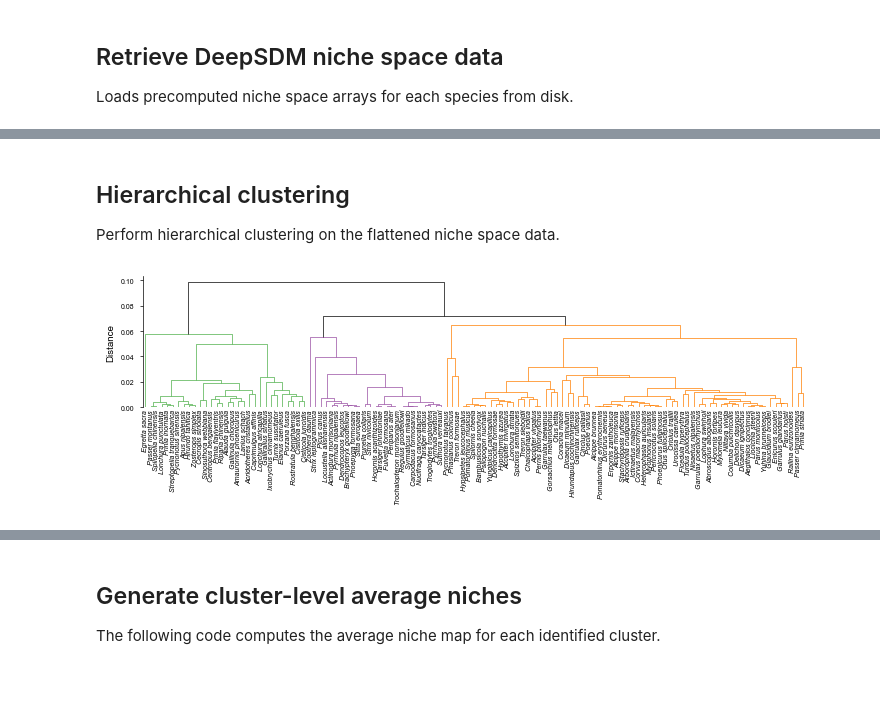
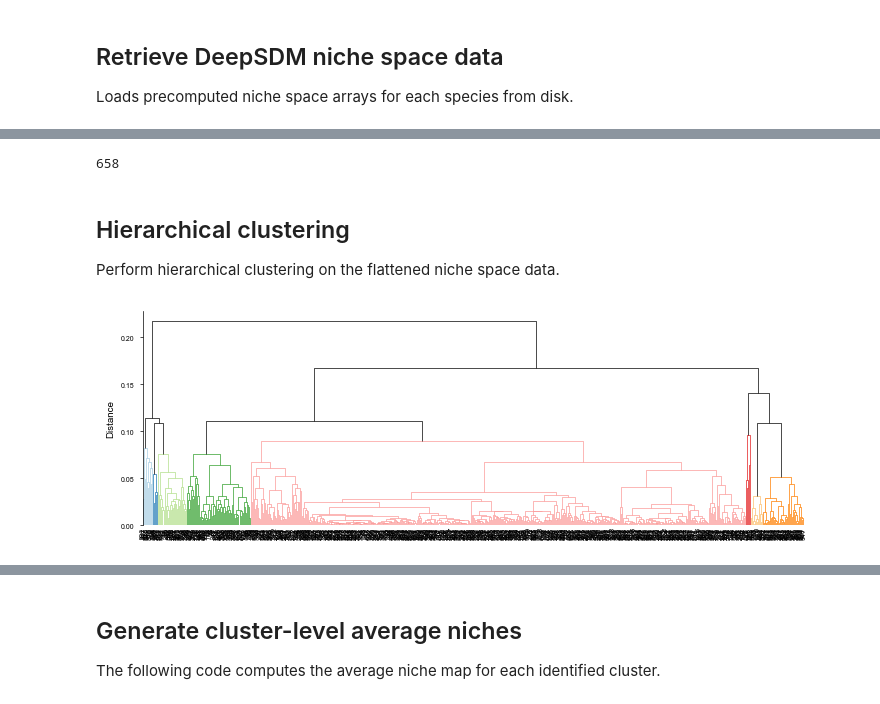
Before and after one commit to KLKua/DeepSDM, a Jupyter notebook: Fig5_nichespace_clustering.ipynb, the cells around one changed output, grey strips where cells are left out. Cells and saved outputs as stored; diff of their text form; code cells hidden in the pictures.

```diff
--- a/Fig5_nichespace_clustering.ipynb
+++ b/Fig5_nichespace_clustering.ipynb
@@ -54,8 +26,8 @@ def get_chinese_sciname(target_name):
 ## Define run and experiment IDs
 The PlotUtlis class uses these IDs to locate various data and configuration paths.
 # %%
-run_id = '144fa175d5d1428cb9b434cd1a0024f8'
-exp_id = '625518819310735286'
+run_id = 'a21e809cf92c477c8e6f67a638adcb03'
+exp_id = '560401789505105998'
 # %% [markdown]
 ## Initialize PlotUtlis
 This instantiates the PlotUtlis object, which provides convenience methods for data loading, saving, and plotting.
@@ -72,12 +57,16 @@ Loads precomputed niche space arrays for each species from disk.
+# %%
+len(set(PU.species_list_predict) & set(species_list_filter))
+# %% [output]
+658
 # %%
-species_list_exclude = ['Tyto_longimembris', 'Synoicus_chinensis', 'Turnix_sylvaticus', 'Ketupa_flavipes']
+species_list_exclude = list(set(PU.species_list_predict) - set(species_list_filter))
 nichespace_deepsdm_all, nichespace_deepsdm_all_nonflatten = PU.get_deepsdm_nichespace(species_exclude = species_list_exclude, suffix = 'max')
 # %% [markdown]
 ## Hierarchical clustering
 Perform hierarchical clustering on the flattened niche space data.
 # %%
 # Define the optimal number of clusters.
-k_optimal = 3
+k_optimal = 8
 
 # Compute hierarchical linkage.
 linked = linkage(nichespace_deepsdm_all, method='average', metric='cosine')
@@ -93,32 +82,32 @@ fig, ax = plt.subplots(figsize=mm2inch(180, 60), constrained_layout = True)
 set_link_color_palette(PU.color_list)
 d_data = dendrogram(
     linked,
     orientation='top',
     distance_sort='ascending',
     show_leaf_counts=False,
     color_threshold=max_d,
-    labels=[sp.replace('_', ' ') for sp in PU.species_list_predict if sp not in species_list_exclude],
+    # labels=[sp.replace('_', ' ') for sp in PU.species_list_predict if sp not in species_list_exclude],
     # labels=[sp.replace('_', ' ') for sp in PU.species_list_predict],     # Use this line if no species_list_exclude
     above_threshold_color = 'black',
     ax = ax
 )
 
 # Adjust x-axis tick labels (species names), font size, italic style.
 ax.set_xticklabels(ax.get_xticklabels(), fontsize = 5, fontstyle='italic', rotation=90, ha='center', va = 'top')
 ax.set_ylabel('Distance')
 ax.spines['top'].set_visible(False)
 ax.spines['right'].set_visible(False)
 ax.spines['bottom'].set_visible(False)
 
 # Set consistent line width on the dendrogram lines.
 for line_collection in ax.collections:
     line_collection.set_linewidth(0.5)
 
 # Adjust tick label spacing.
 ax.tick_params(axis='x', which='major', pad=-1)
 
 plot_output = os.path.join(PU.plot_path_nichespace_clustering, 'nichespace_clustering_dendrogram.pdf')
 plt.savefig(plot_output, dpi = 500, transparent = True)
 plt.show()
 # %% [output]
-[figure, old version]
+[figure, new version]
```
Also changed, not shown: parts of 14 cells of this notebook, 2 other files.
